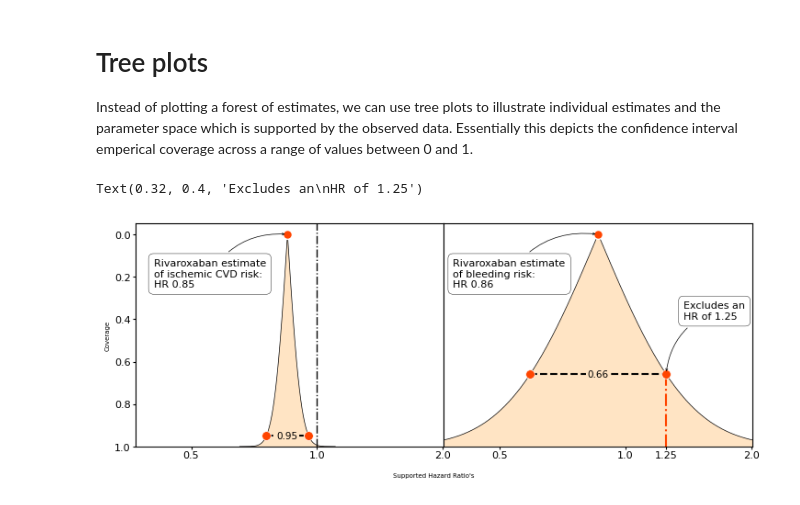
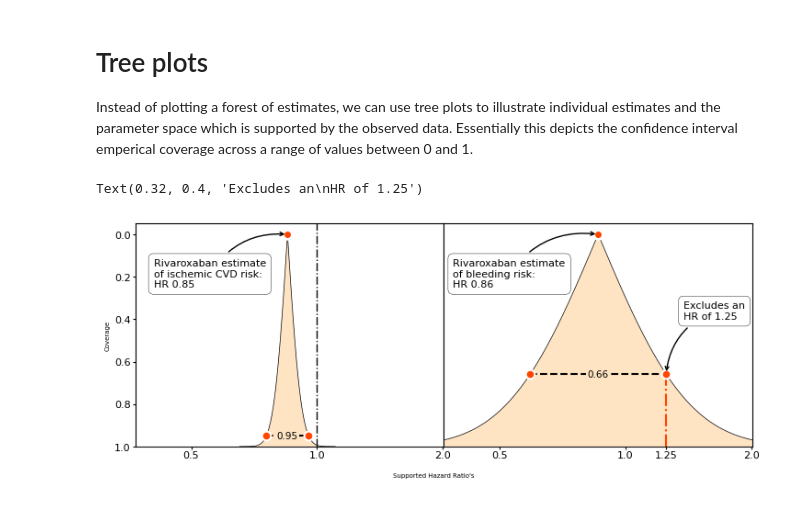
Before and after one commit to afschmidt/plot-misc, a Jupyter notebook: resources/examples/forestplot.ipynb, the cells around one changed output. Saved outputs shown, nothing was run; the diff lists cells and outputs as text; code cells hidden in the pictures.

```diff
--- a/resources/examples/forestplot.ipynb
+++ b/resources/examples/forestplot.ipynb
@@ -24,7 +24,7 @@ STRING_COL = 'string'
 combined.sort_values(['evaluated_outcome','subgroup_name'],  inplace=True)
 sort_dict = {'CVD + AF + HF': 0, 'CVD': 1, 'CHD': 2, 'Ischaemic Stroke': 5,
              'HF': 3, 'AF': 4}
-combined = forest._assign_distance(combined, group='evaluated_outcome', strata='model',
+combined = forest.assign_distance(combined, group='evaluated_outcome', strata='model',
                             sort_dict=sort_dict, between_pad=6,
                                 )
 
@@ -194,6 +194,8 @@ COL2='white'
 COL3='bisque'
 TICK_LABEL_SIZE = 8
 TITLE_SIZE = 5
+ANNOT_LINE_WIDTH=1
+ARROW_SCALE=7
 MARKER_EDGE_SIZE=4
 TICK_LENGTH = 2.5
 AFONTSIZE=8
@@ -230,7 +232,7 @@ for i, _ in enumerate(ax):
         # line arguments
         linewidth=0.5,
         # dot arguments
-        estimate_c=COL1, estimate_size=50, kwargs_dot={'edgecolor':COL2},
+        estimate_c=COL1, estimate_size=50, kwargs_dot={'edgecolor':COL2, 'linewidth':2},
         # area arguments
         area_a=1.00,
         # argument for the horizontal text
@@ -239,7 +241,7 @@ for i, _ in enumerate(ax):
                              'edgecolor':'none', 'pad':1}},
         # arguments for the horizontal line
         kwargs_segment={'linestyle':'--', 'linewidth':1.5,
-                        'markersize':7, 'markeredgewidth':0.5,
+                        'markersize':7, 'markeredgewidth':1.5,
                         'markeredgecolor':COL2}
     )
     # axes
@@ -271,40 +273,40 @@ ax[0].annotate( 'Rivaroxaban estimate\nof ischemic CVD risk:\nHR {}'.\
                fontsize=AFONTSIZE,
                arrowprops=dict(
                    arrowstyle='->', connectionstyle='arc3,rad=-0.3',
-                   linewidth=0.5, mutation_scale=4
+                   linewidth=ANNOT_LINE_WIDTH, mutation_scale=ARROW_SCALE,
                ),
                bbox=dict(boxstyle='round,pad=0.5', fc='white', alpha=1.0,
                          linewidth=0.3, edgecolor='black',
                          )
                )
 ax[1].annotate( 'Rivaroxaban estimate\nof bleeding risk:\nHR {}'.\
                format(np.exp(ESTIMATES[1])),
                xy=(ESTIMATES[1], 0), xytext=(-0.95, 0.25),
                fontsize=AFONTSIZE,
                arrowprops=dict(
                    arrowstyle='->', connectionstyle='arc3,rad=-0.3',
-                   linewidth=0.5, mutation_scale=4,
+                   linewidth=ANNOT_LINE_WIDTH, mutation_scale=ARROW_SCALE,
                ),
                bbox=dict(boxstyle='round,pad=0.5', fc='white', alpha=1.0,
                          linewidth=0.3, edgecolor='black',
                          )
                )
 
 ax[1].annotate( 'Excludes an\nHR of 1.25'.\
                format(np.exp(ESTIMATES[1])),
                xy=(np.log(1.25), 1-Y125), xytext=(0.32, 0.40),
                fontsize=AFONTSIZE,
                arrowprops=dict(
                    arrowstyle='->', connectionstyle='arc3,rad=0.3',
-                   linewidth=0.5, mutation_scale=4,
+                   linewidth=ANNOT_LINE_WIDTH, mutation_scale=ARROW_SCALE,
                ),
                bbox=dict(boxstyle='round,pad=0.5', fc='white', alpha=1.0,
                          linewidth=0.3, edgecolor='black',
                          )
                )
 # %% [output]
 Text(0.32, 0.4, 'Excludes an\nHR of 1.25')
-[figure, old version]
+[figure, new version]
 # %%
 help(forest)
 # %% [output]
```
Also changed, not shown: parts of 1 cell of this notebook.
